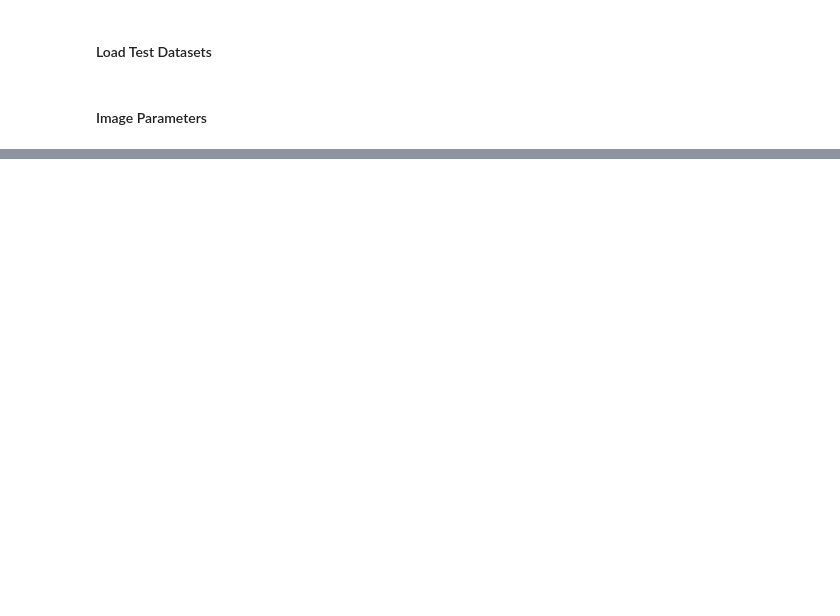
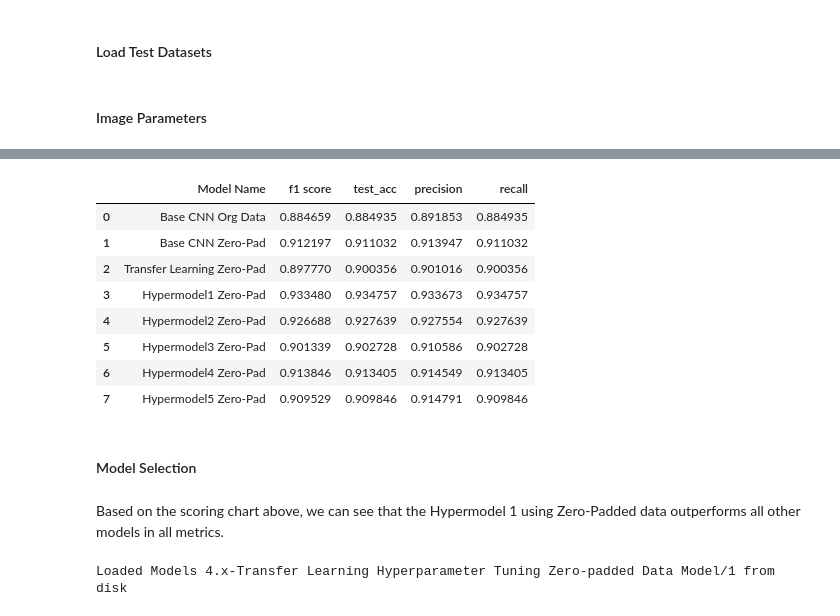
Before and after one commit to clementchen163/Corn-Leaf-Disease, a Jupyter notebook: 3. Model Selection/Model selection.ipynb, the cells around one changed output, grey strips where cells are left out. Saved outputs shown, nothing was run; the diff lists cells and outputs as text; code cells hidden in the pictures; blank space fills up the shorter version.

```diff
--- a/3. Model Selection/Model selection.ipynb
+++ b/3. Model Selection/Model selection.ipynb
@@ -155,0 +51,5 @@ a=pd.DataFrame(data)
+# %%
+model_dir=['Model 1-Original Data', 'Model 2-Zero-padded Data Model',
+           'Model 3-Zero-padded Data Transfer Learning Model']+[
+    'Models 4.x-Transfer Learning Hyperparameter Tuning Zero-padded Data Model/' + str(i+1) for i in range(5)]
+model_dir
@@ -155,0 +65,8 @@ a=pd.DataFrame(data)
+# %%
+model_names = ['Base CNN Org Data', 'Base CNN Zero-Pad', 'Transfer Learning Zero-Pad',
+               'Hypermodel1 Zero-Pad', 'Hypermodel2 Zero-Pad', 'Hypermodel3 Zero-Pad',
+               'Hypermodel4 Zero-Pad', 'Hypermodel5 Zero-Pad']
+dataset = ['Org', 'Zero-Pad', 'Zero-Pad', 'Zero-Pad', 'Zero-Pad', 'Zero-Pad', 'Zero-Pad', 'Zero-Pad']
+model_dict = {'Model Directories':model_dir, 'Model Name':model_names, 'Dataset':dataset}
+model_frame=pd.DataFrame(model_dict)
+model_frame
@@ -155,0 +85,10 @@ a=pd.DataFrame(data)
+# %%
+scores=[]
+for index, row in model_frame.iterrows():
+    if row[2]=='Org':
+        scores.append(record_results(load_model(row[0]), row[1], org_test_ds))
+    elif row[2]=='Zero-Pad':
+        scores.append(record_results(load_model(row[0]), row[1], padded_test_ds))
+    #break
+
+results= pd.DataFrame(scores, columns=['Model Name', 'f1 score', 'test_acc', 'precision', 'recall'])
@@ -155,0 +112,20 @@ a=pd.DataFrame(data)
+# %%
+results
+# %% [output]
+|  | Model Name | f1 score | test_acc | precision | recall |
+| 0 | Base CNN Org Data | 0.884659 | 0.884935 | 0.891853 | 0.884935 |
+| 1 | Base CNN Zero-Pad | 0.912197 | 0.911032 | 0.913947 | 0.911032 |
+| 2 | Transfer Learning Zero-Pad | 0.897770 | 0.900356 | 0.901016 | 0.900356 |
+| 3 | Hypermodel1 Zero-Pad | 0.933480 | 0.934757 | 0.933673 | 0.934757 |
+| 4 | Hypermodel2 Zero-Pad | 0.926688 | 0.927639 | 0.927554 | 0.927639 |
+| 5 | Hypermodel3 Zero-Pad | 0.901339 | 0.902728 | 0.910586 | 0.902728 |
+| 6 | Hypermodel4 Zero-Pad | 0.913846 | 0.913405 | 0.914549 | 0.913405 |
+| 7 | Hypermodel5 Zero-Pad | 0.909529 | 0.909846 | 0.914791 | 0.909846 |
+# %% [markdown]
+#### Model Selection
+# %% [markdown]
+Based on the scoring chart above, we can see that the Hypermodel 1 using Zero-Padded data outperforms all other models in all metrics.
+# %%
+HyperModel1=load_model('Models 4.x-Transfer Learning Hyperparameter Tuning Zero-padded Data Model/1')
+# %% [output]
+Loaded Models 4.x-Transfer Learning Hyperparameter Tuning Zero-padded Data Model/1 from disk
```
Also changed, not shown: parts of 42 cells of this notebook, 1 other file.
